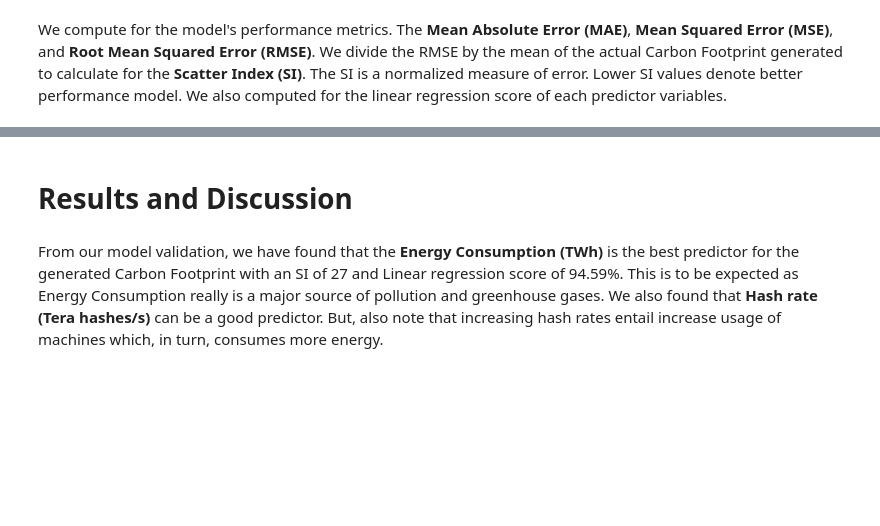
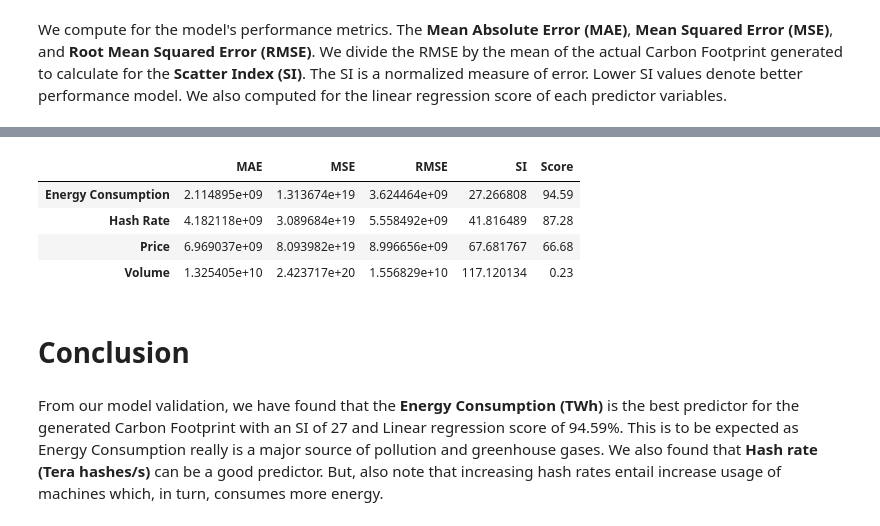
Before and after one commit to nicocoloco/cs132proj, a Jupyter notebook: CS-132-Final-Project.ipynb, the cells around one changed output, grey strips where cells are left out. Saved outputs shown, nothing was run; the diff lists cells and outputs as text; code cells hidden in the pictures; blank space fills up the shorter version.

```diff
--- a/CS-132-Final-Project.ipynb
+++ b/CS-132-Final-Project.ipynb
@@ -653,5 +638,16 @@ Volume (BTC)_Score 0.23%
+# %%
+model_performance = pd.DataFrame(list(zip(mae, mse, rmse, si, score)),
+                    columns=["MAE", "MSE", "RMSE", "SI", "Score"],
+                    index=["Energy Consumption", "Hash Rate", "Price", "Volume"])
+model_performance
+# %% [output]
+|  | MAE | MSE | RMSE | SI | Score |
+| Energy Consumption | 2.114895e+09 | 1.313674e+19 | 3.624464e+09 | 27.266808 | 94.59 |
+| Hash Rate | 4.182118e+09 | 3.089684e+19 | 5.558492e+09 | 41.816489 | 87.28 |
+| Price | 6.969037e+09 | 8.093982e+19 | 8.996656e+09 | 67.681767 | 66.68 |
+| Volume | 1.325405e+10 | 2.423717e+20 | 1.556829e+10 | 117.120134 | 0.23 |
 # %% [markdown]
-# Results and Discussion
+# **Conclusion**
 # %% [markdown]
 From our model validation, we have found that the **Energy Consumption (TWh)** is the best predictor for the generated Carbon Footprint with an SI of 27 and Linear regression score of 94.59%. This is to be expected as Energy Consumption really is a major source of pollution and greenhouse gases. We also found that **Hash rate (Tera hashes/s)** can be a good predictor. But, also note that increasing hash rates entail increase usage of machines which, in turn, consumes more energy.
 # %% [markdown]
```
Also changed, not shown: parts of 10 cells of this notebook.
